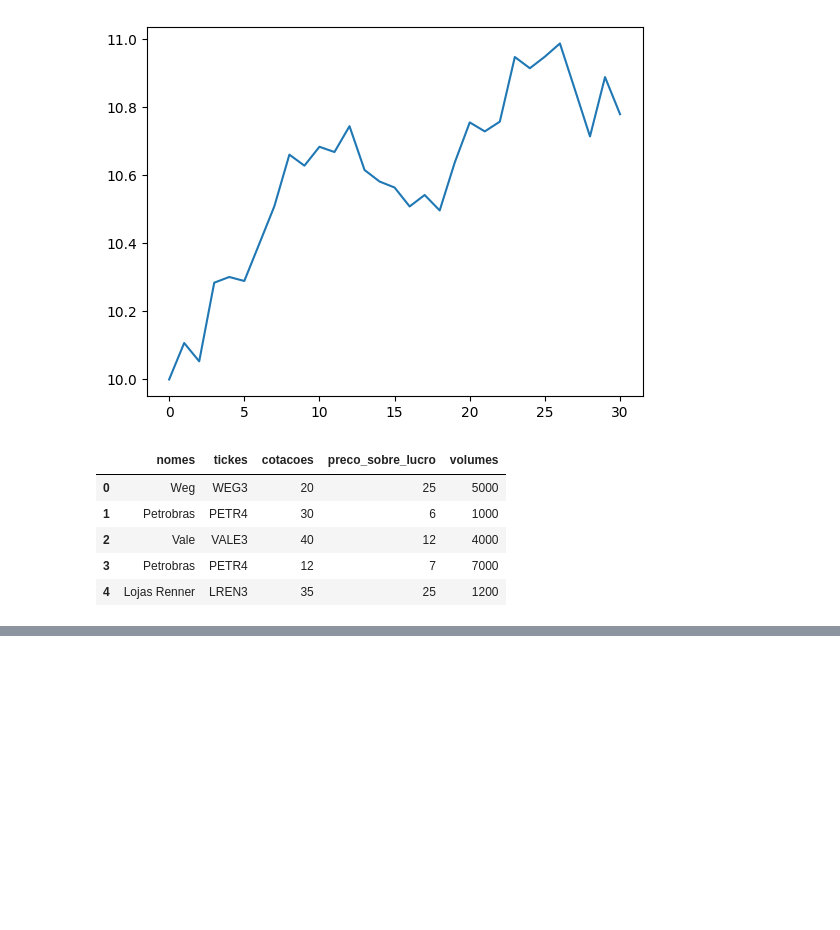
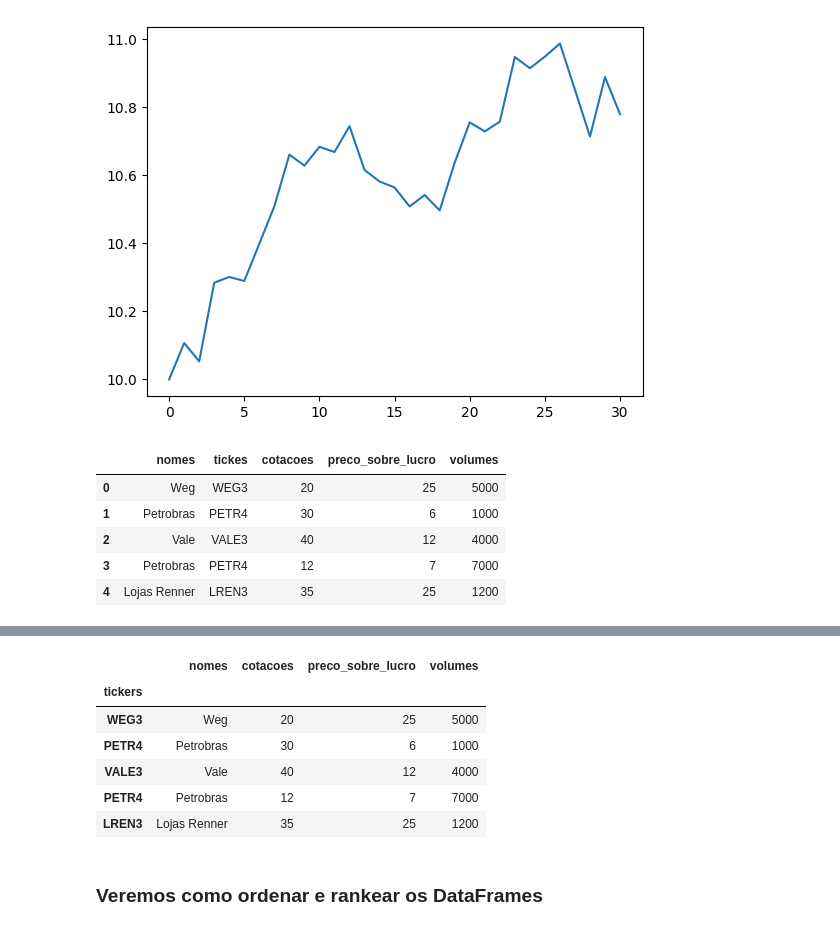
Before and after one commit to Jgonsan/Python, a Jupyter notebook: Pandas.ipynb, the cells around one changed output, grey strips where cells are left out. Saved outputs shown, nothing was run; the diff lists cells and outputs as text; code cells hidden in the pictures; blank space fills up the shorter version.

```diff
--- a/Pandas.ipynb
+++ b/Pandas.ipynb
@@ -159,0 +289,26 @@ serie = pd.Serie(['Brasil', 'Argentina', 'Chile', 'Peru'], index=['BR', 'AR', 'C
+# %%
+#Desafio 3
+
+dicionario = {
+    'nomes': ['Weg', 'Petrobras', 'Vale', 'Petrobras', 'Lojas Renner'],
+    'tickers': ['WEG3', 'PETR4', 'VALE3', 'PETR4', 'LREN3'],
+    'cotacoes': [20, 30, 40, 12, 35],
+    'preco_sobre_lucro': [25, 6, 12, 7, 25],
+    'volumes': [5000, 1000, 4000, 7000, 1200]
+}
+
+df_info_empresas = pd.DataFrame(dicionario)
+df_info_empresas = df_info_empresas.set_index('tickers')
+
+
+df_info_empresas
+# %% [output]
+|  | nomes | cotacoes | preco_sobre_lucro | volumes |
+| tickers |  |  |  |  |
+| WEG3 | Weg | 20 | 25 | 5000 |
+| PETR4 | Petrobras | 30 | 6 | 1000 |
+| VALE3 | Vale | 40 | 12 | 4000 |
+| PETR4 | Petrobras | 12 | 7 | 7000 |
+| LREN3 | Lojas Renner | 35 | 25 | 1200 |
+# %% [markdown]
+### Veremos como ordenar e rankear os DataFrames
```
Also changed, not shown: parts of 21 cells of this notebook.
